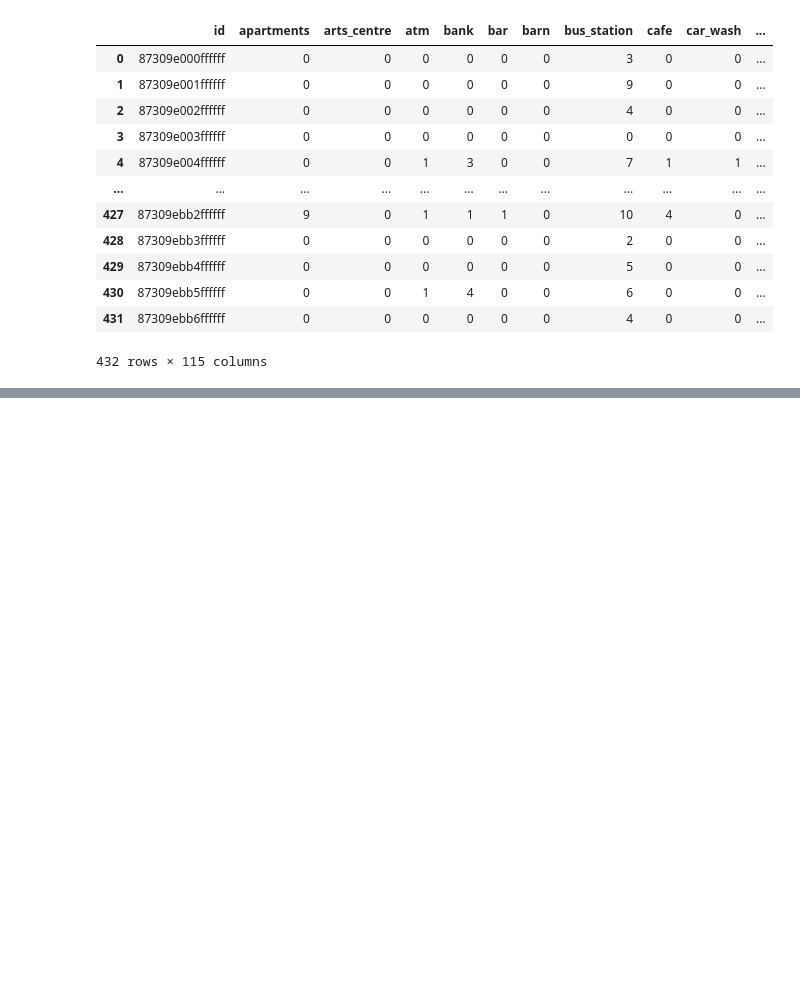
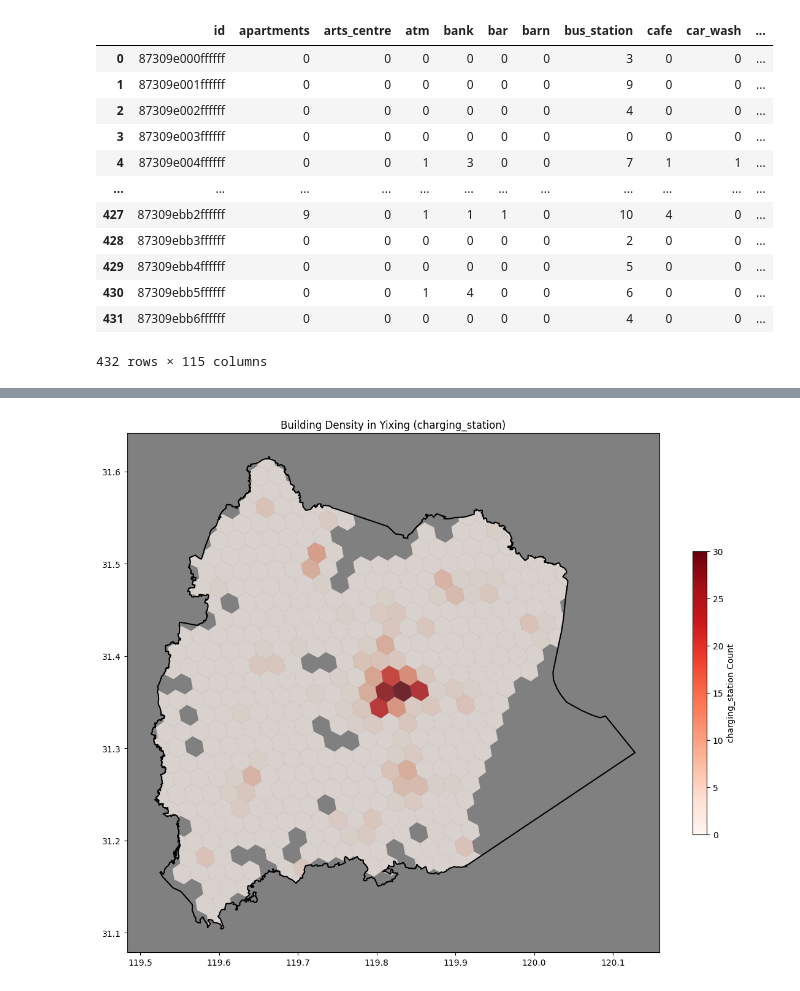
Before and after one commit to giraffeiscute/Yi-xing-city-OHCA-loctaion-prediction, a Jupyter notebook: Yixing_data_sta.ipynb, the cells around one changed output, grey strips where cells are left out. Cells and saved outputs as stored; diff of their text form; code cells hidden in the pictures; blank space fills up the shorter version.

```diff
--- a/Yixing_data_sta.ipynb
+++ b/Yixing_data_sta.ipynb
@@ -106,0 +107,30 @@ plt.show()
+# %%
+# 1. 在這裡設定你要畫的欄位名稱 (之後改成 'house' 只要改這裡)
+target_col = 'charging_station'  # 或 'house'，根據你的需求
+
+# === 繪圖開始 ===
+# 直接使用同一個 gdf_h3_clipped，不需要重新計算
+fig2, ax2 = plt.subplots(figsize=(14, 12))
+
+# 畫行政區邊界
+districts.plot(ax=ax2, facecolor='none', edgecolor='black', linewidth=1.5, zorder=2)
+
+# 畫 H3 網格
+gdf_h3_clipped.plot(
+    column=target_col,    # 使用變數
+    ax=ax2,
+    cmap='Reds',          # 建議換個顏色區分，例如 Reds 或 Oranges
+    alpha=0.7,
+    legend=True,
+    # 下面這裡用了 f-string，會自動把 target_col 的字帶進去
+    legend_kwds={'label': f"{target_col} Count", 'shrink': 0.5},
+    zorder=1
+)
+
+ax2.set_facecolor('grey')
+# 標題也會自動更新
+ax2.set_title(f'Building Density in Yixing ({target_col})')
+
+plt.show()
+# %% [output]
+[figure, added]
```
Also changed, not shown: parts of 3 cells of this notebook, 1 other file.
